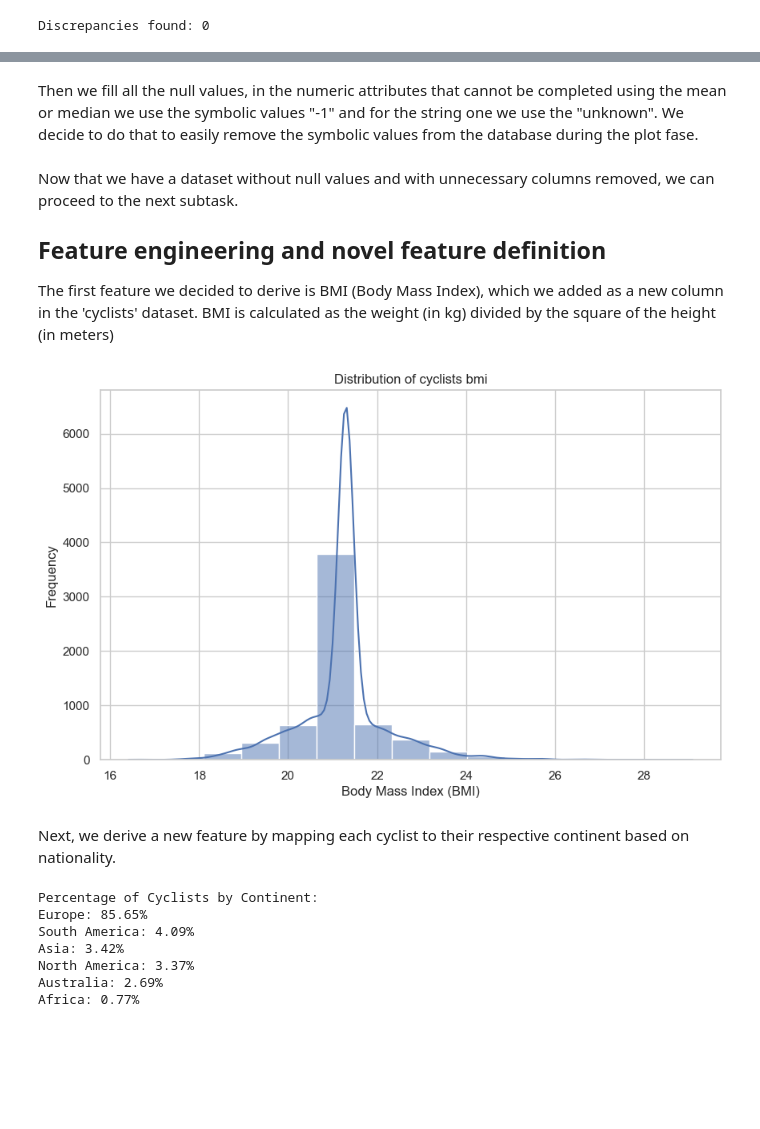
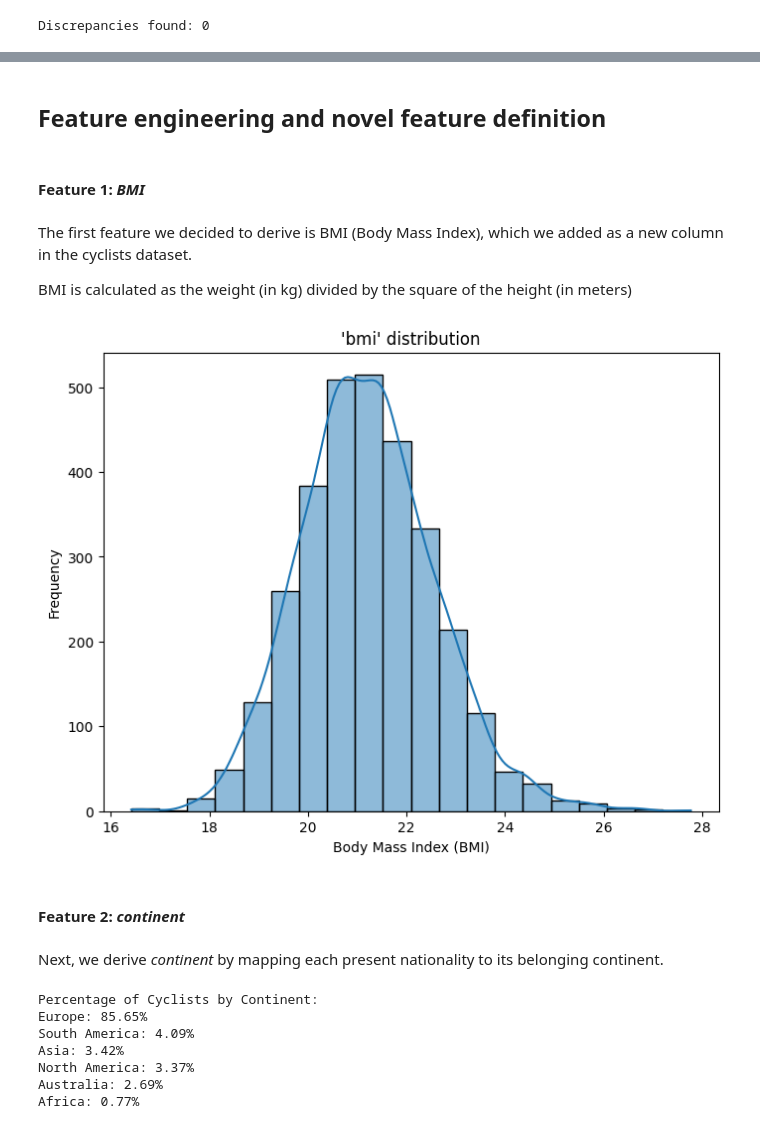
Before and after one commit to leomanne/Data-Mining, a Jupyter notebook: second_task.ipynb, the cells around one changed output, grey strips where cells are left out. Saved outputs shown, nothing was run; the diff lists cells and outputs as text; code cells hidden in the pictures; blank space fills up the shorter version.

```diff
--- a/second_task.ipynb
+++ b/second_task.ipynb
@@ -206,3 +262,0 @@ Number of entry with partial UCi points values to derive the entire stage: 0
-# %% [markdown]
-Then we fill all the null values, in the numeric attributes that cannot be completed using the mean or median we use the symbolic values "-1" and for the string one we use the "unknown".
-We decide to do that to easily remove the symbolic values from the database during the plot fase.
@@ -215,24 +263,25 @@ races['points'] = races['points'].fillna(races['points'].median()).astype(int)
+# %% [markdown]
+## Feature engineering and novel feature definition
+# %% [markdown]
+#### Feature 1: *BMI*
 # %% [markdown]
-Now that we have a dataset without null values and with unnecessary columns removed, we can proceed to the next subtask.
+The first feature we decided to derive is BMI (Body Mass Index), which we added as a new column in the cyclists dataset.
 
-## Feature engineering and novel feature definition
-
-The first feature we decided to derive is BMI (Body Mass Index), which we added as a new column in the 'cyclists' dataset. BMI is calculated as the weight (in kg) divided by the square of the height (in meters)
+BMI is calculated as the weight (in kg) divided by the square of the height (in meters)
 # %%
 cyclists['bmi'] = cyclists['weight'] / (cyclists['height'] / 100) ** 2
-
-sns.set(style="whitegrid")
-
-plt.figure(figsize=(10, 6))
-sns.histplot(cyclists['bmi'],bins=15, kde=True)
-plt.title('Distribution of cyclists bmi')
+plt.figure(figsize=(8, 6))
+sns.histplot(cyclists['bmi'],bins=20, kde=True)
+plt.title('\'bmi\' distribution')
 plt.xlabel('Body Mass Index (BMI)')
 plt.ylabel('Frequency')
 plt.show()
 # %% [output]
-[figure, old version]
+[figure, new version]
+# %% [markdown]
+#### Feature 2: *continent*
 # %% [markdown]
-Next, we derive a new feature by mapping each cyclist to their respective continent based on nationality.
+Next, we derive *continent* by mapping each present nationality to its belonging continent.
 # %%
 unique_nationalities = cyclists['nationality'].unique()
 
```
Also changed, not shown: parts of 56 cells of this notebook.
